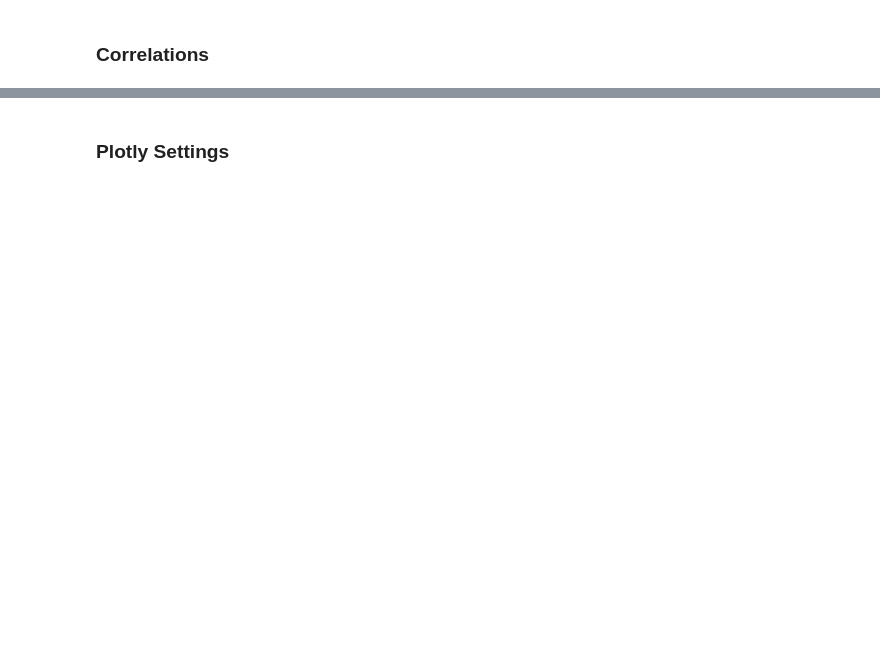
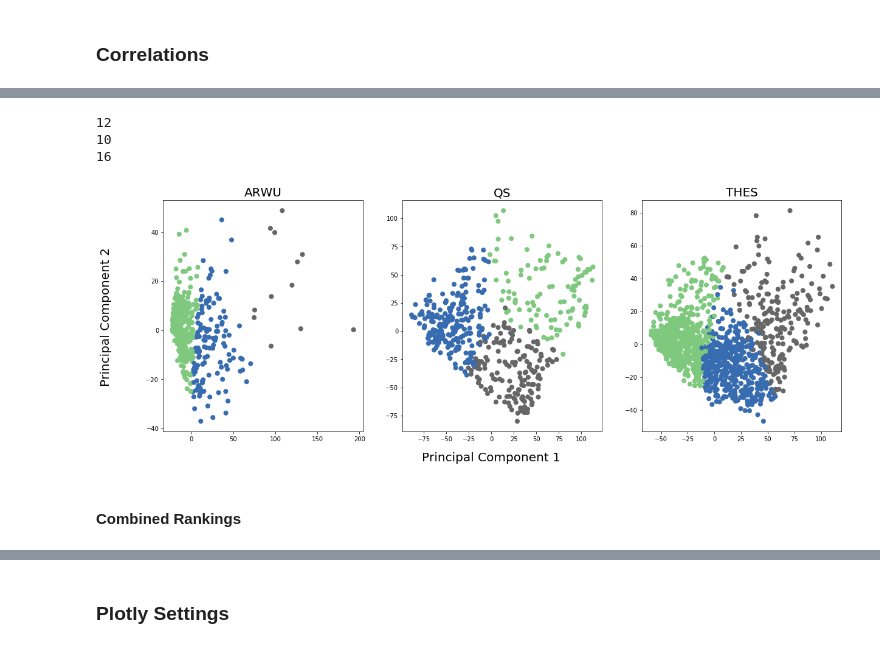
Before and after one commit to ccat-lab/university-clustering, a Jupyter notebook: Exploratory_Results/Correlations_and_Clustering.ipynb, the cells around one changed output, grey strips where cells are left out. Cells and saved outputs as stored; diff of their text form; code cells hidden in the pictures; blank space fills up the shorter version.

```diff
--- a/Exploratory_Results/Correlations_and_Clustering.ipynb
+++ b/Exploratory_Results/Correlations_and_Clustering.ipynb
@@ -123,0 +171,12 @@ df_kmeans['kmeans']  = clust_labels
+# %%
+def doPCA(df):
+    columns = df.columns
+    pca = PCA(n_components=2)
+    pca_result = pca.fit_transform(df.values)
+    df['pca-one'] = pca_result[:,0]
+    df['pca-two'] = pca_result[:,1]
+    print('Explained variation per principal component: {}'.format(pca.explained_variance_ratio_))
+    df_loadings = pd.DataFrame(pca.components_)
+    df_loadings.columns = columns
+    df_loadings = df_loadings.T.rename(columns = {0: 'PCA1', 1:'PCA2'})
+    return(df, df_loadings)
@@ -123,0 +228,5 @@ df_kmeans['kmeans']  = clust_labels
+# %%
+df_ARWU2018_pca, ARWU_loadings = doPCA(df_ARWU2018_data[ARWU_data])
+df_QS2018_pca, QS_loadings = doPCA(df_QS2018_data[QS_data])
+df_THE2018_pca, THE_loadings = doPCA(df_THE2018_data[THE_data])
+display(ARWU_loadings, QS_loadings, THE_loadings)
@@ -123,0 +257,29 @@ df_kmeans['kmeans']  = clust_labels
+# %%
+df_ARWU2018_kmeans = doKmeans(df_ARWU2018_data[ARWU_data], 3)
+df_QS2018_kmeans = doKmeans(df_QS2018_data[QS_data], 3)
+df_THE2018_kmeans = doKmeans(df_THE2018_data[THE_data], 3)
+
+fig, ([ax1, ax2, ax3]) = plt.subplots(1, 3, figsize=(20,7))
+ax1.scatter(df_ARWU2018_pca['pca-one'], df_ARWU2018_pca['pca-two'],
+                     c=df_ARWU2018_kmeans['kmeans'], s=50, cmap='Accent')
+ax1.set_title('ARWU', fontsize=20)
+
+ax2.scatter(df_QS2018_pca['pca-one'], df_QS2018_pca['pca-two'],
+                     c=df_QS2018_kmeans['kmeans'], s=50, cmap='Accent')
+ax2.set_title('QS', fontsize=20)
+
+ax3.scatter(df_THE2018_pca['pca-one'], df_THE2018_pca['pca-two'],
+                     c=df_THE2018_kmeans['kmeans'], s=50, cmap='Accent')
+ax3.set_title('THES', fontsize=20)
+
+fig.text(0.5, 0.04, 'Principal Component 1', ha='center', va='center', fontsize=20)
+fig.text(0.06, 0.5, 'Principal Component 2', ha='center', va='center', rotation='vertical', fontsize=20)
+
+fig.savefig('PCA+Clusters', bbox_inches='tight')
+# %% [output]
+12
+10
+16
+[figure, added]
+# %% [markdown]
+#### Combined Rankings
```
Also changed, not shown: parts of 13 cells of this notebook.
